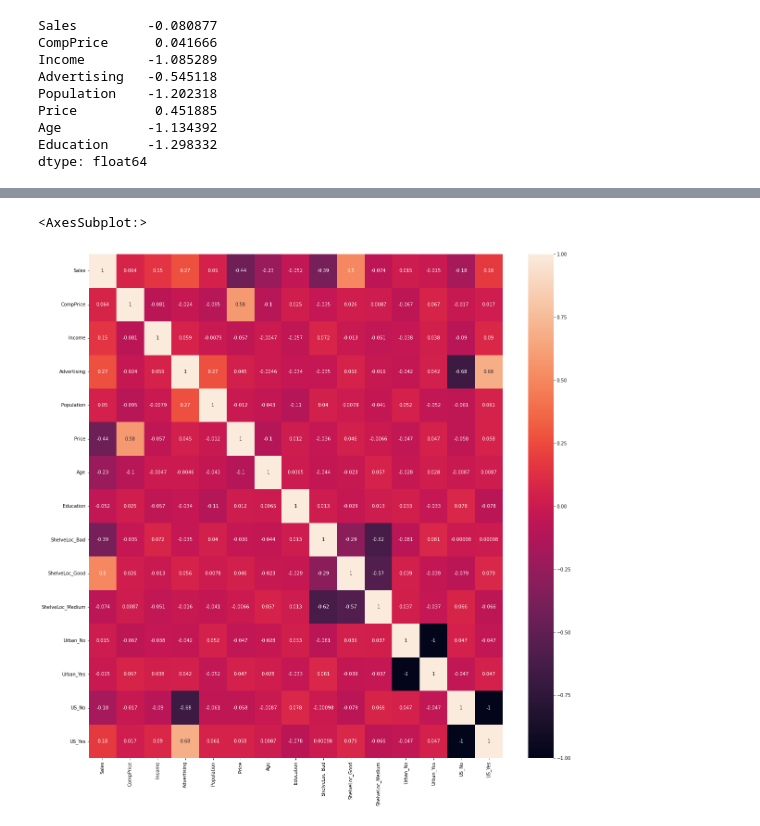
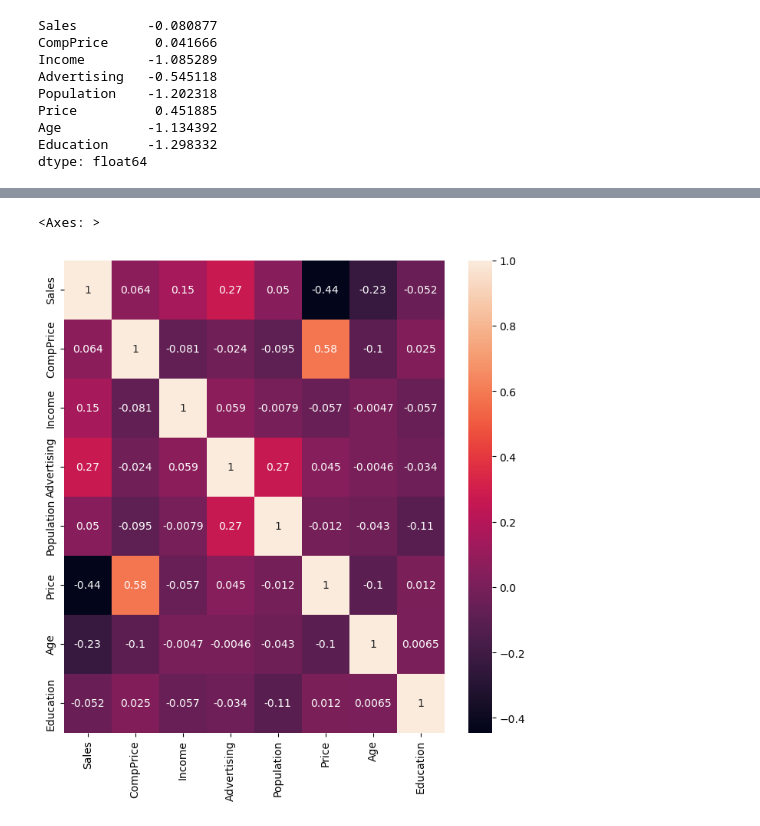
Before and after one commit to Prajwal-PK/Data_Science_Assignments, a Jupyter notebook: Assignment 14 - Decision Tree/Decision_Tree_Company_Data.ipynb, the cells around one changed output, grey strips where cells are left out. Saved outputs shown, nothing was run; the diff lists cells and outputs as text; code cells hidden in the pictures.

```diff
--- a/Assignment 14 - Decision Tree/Decision_Tree_Company_Data.ipynb
+++ b/Assignment 14 - Decision Tree/Decision_Tree_Company_Data.ipynb
@@ -90,6 +74,6 @@ df1
 # %%
 #sns.pairplot(df1)
 # %%
-corr=df1.corr()
+corr=df.corr(numeric_only=True)
 corr
 # %% [output]
@@ -112,6 +89,6 @@ corr
 # %%
-plt.figure(figsize=(20,20))
+plt.figure(figsize=(8,8))
 sns.heatmap(corr,annot=True)
 # %% [output]
-<AxesSubplot:>
+<Axes: >
-[figure, old version]
+[figure, new version]
```
Also changed, not shown: parts of 23 cells of this notebook, 7 other files.
